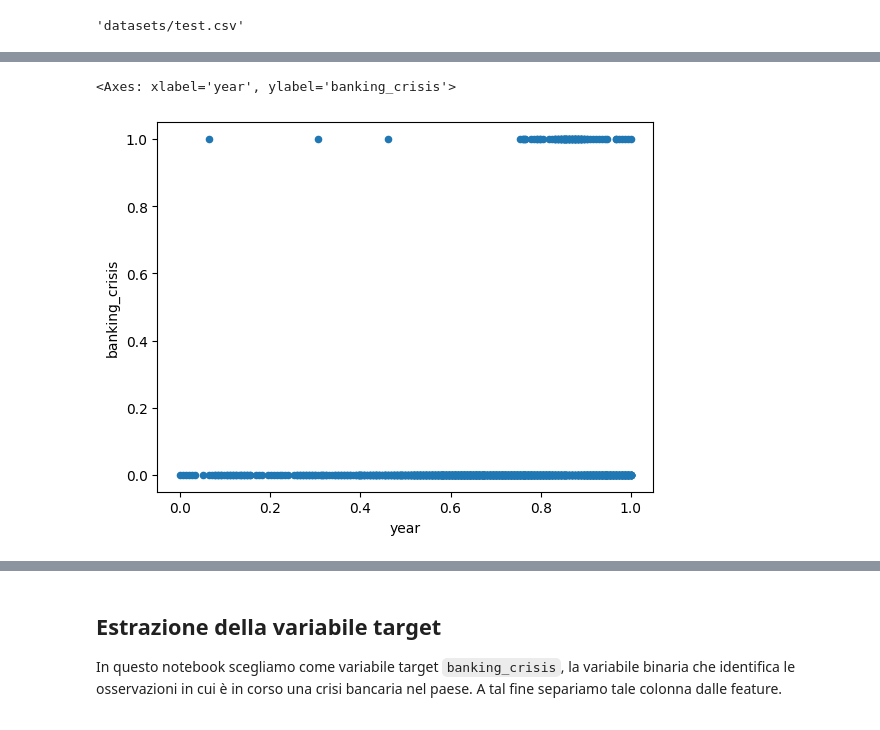
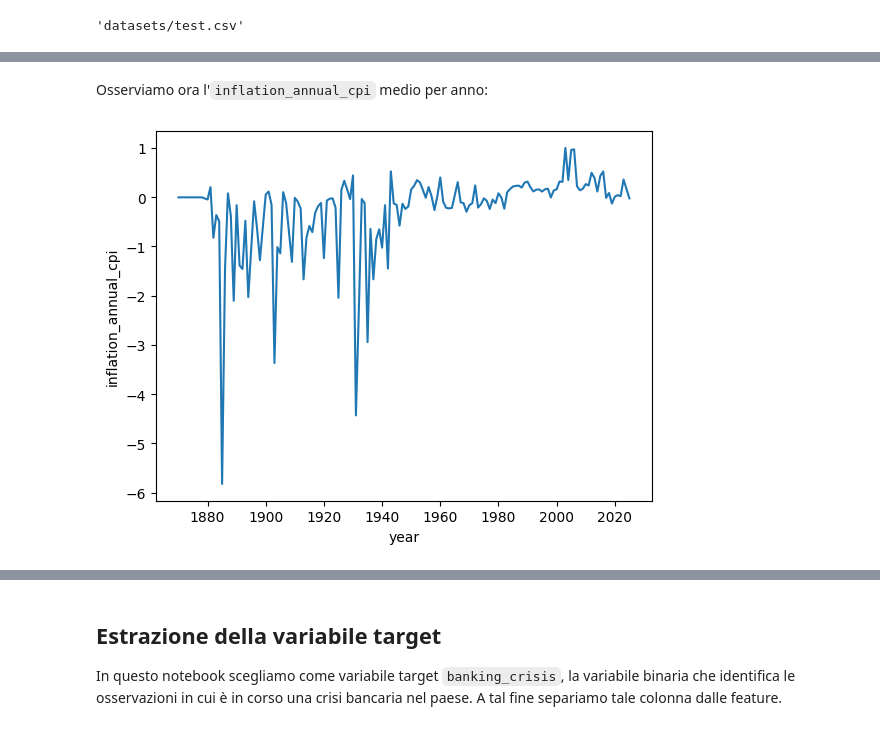
Before and after one commit to DLBD-Department/Python-Data-Science, a Jupyter notebook: Day3-MachineLearning/E2E-ML.ipynb, the cells around one changed output, grey strips where cells are left out. Cells and saved outputs as stored; diff of their text form; code cells hidden in the pictures.

```diff
--- a/Day3-MachineLearning/E2E-ML.ipynb
+++ b/Day3-MachineLearning/E2E-ML.ipynb
@@ -75,10 +88,13 @@ test_df[TARGET].value_counts().plot.bar(ax=row1[1], title="Test");
-# %%
-(
-    train_df
-    [[TARGET, "year"]]
-    .sort_values(by=["year"])
-    .plot.scatter(x="year", y=TARGET)
-)
-# %% [output]
-<Axes: xlabel='year', ylabel='banking_crisis'>
-[figure, removed]
+# %% [markdown]
+Osserviamo ora l'`inflation_annual_cpi` medio per anno:
+# %%
+# Aggreghiamo per anno e calcoliamo la media delle features
+agg_df = train_df.groupby(["year"]).mean().reset_index()
+# Riscriviamo l'anno nella forma originale
+agg_df["year"]= agg_df["year"].apply(lambda x: int(155*x)+1870)
+# Rappresentiamo `inflation_annual_cpi` per anno
+fig, ax = plt.subplots()
+sns.lineplot(agg_df,x="year", y="inflation_annual_cpi", ax = ax)
+plt.show()
+# %% [output]
+[figure, added]
```
Also changed, not shown: parts of 85 cells of this notebook, 5 other files.
